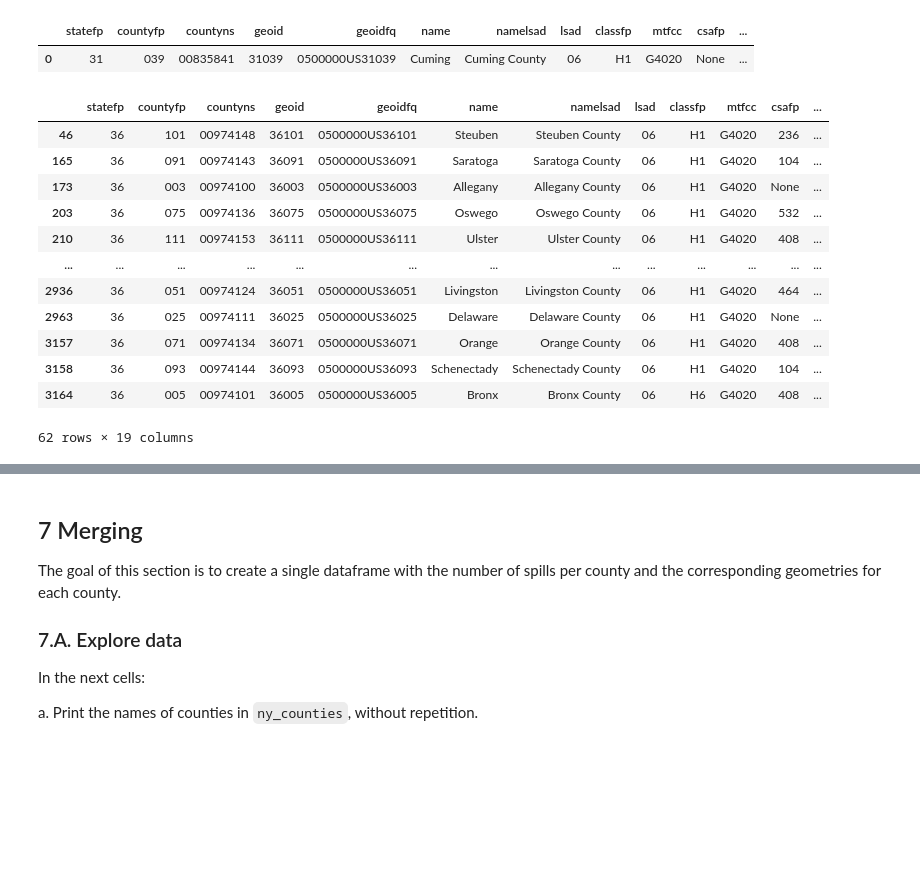
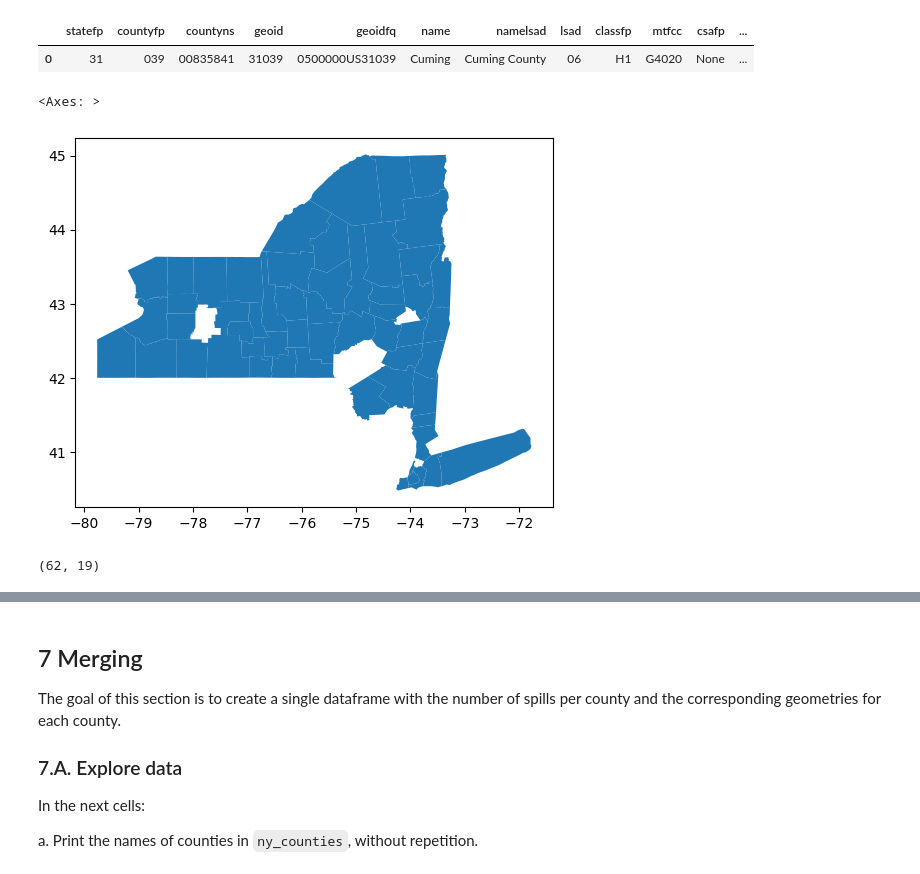
Before and after one commit to IsabellaSegarra/eds220-hwk3, a Jupyter notebook: hwk3-task1-spills.ipynb, the cells around one changed output, grey strips where cells are left out. Saved outputs shown, nothing was run; the diff lists cells and outputs as text; code cells hidden in the pictures; blank space fills up the shorter version.

```diff
--- a/hwk3-task1-spills.ipynb
+++ b/hwk3-task1-spills.ipynb
@@ -438,19 +413,13 @@ counties.head(1)
 |  | statefp | countyfp | countyns | geoid | geoidfq | name | namelsad | lsad | classfp | mtfcc | csafp | ... |
 | 0 | 31 | 039 | 00835841 | 31039 | 0500000US31039 | Cuming | Cuming County | 06 | H1 | G4020 | None | ... |
 # %%
+# Refrence the metadata to see state codes and select with the 'statefp' column.
 ny_counties = counties[counties['statefp'] == '36']
-ny_counties
+ny_counties.plot()
 # %% [output]
-|  | statefp | countyfp | countyns | geoid | geoidfq | name | namelsad | lsad | classfp | mtfcc | csafp | ... |
-| 46 | 36 | 101 | 00974148 | 36101 | 0500000US36101 | Steuben | Steuben County | 06 | H1 | G4020 | 236 | ... |
-| 165 | 36 | 091 | 00974143 | 36091 | 0500000US36091 | Saratoga | Saratoga County | 06 | H1 | G4020 | 104 | ... |
-| 173 | 36 | 003 | 00974100 | 36003 | 0500000US36003 | Allegany | Allegany County | 06 | H1 | G4020 | None | ... |
-| 203 | 36 | 075 | 00974136 | 36075 | 0500000US36075 | Oswego | Oswego County | 06 | H1 | G4020 | 532 | ... |
-| 210 | 36 | 111 | 00974153 | 36111 | 0500000US36111 | Ulster | Ulster County | 06 | H1 | G4020 | 408 | ... |
-| ... | ... | ... | ... | ... | ... | ... | ... | ... | ... | ... | ... | ... |
-| 2936 | 36 | 051 | 00974124 | 36051 | 0500000US36051 | Livingston | Livingston County | 06 | H1 | G4020 | 464 | ... |
-| 2963 | 36 | 025 | 00974111 | 36025 | 0500000US36025 | Delaware | Delaware County | 06 | H1 | G4020 | None | ... |
-| 3157 | 36 | 071 | 00974134 | 36071 | 0500000US36071 | Orange | Orange County | 06 | H1 | G4020 | 408 | ... |
-| 3158 | 36 | 093 | 00974144 | 36093 | 0500000US36093 | Schenectady | Schenectady County | 06 | H1 | G4020 | 104 | ... |
-| 3164 | 36 | 005 | 00974101 | 36005 | 0500000US36005 | Bronx | Bronx County | 06 | H6 | G4020 | 408 | ... |
-62 rows × 19 columns
+<Axes: >
+[figure, added]
+# %%
+ny_counties.shape
+# %% [output]
+(62, 19)
```
Also changed, not shown: parts of 18 cells of this notebook.
